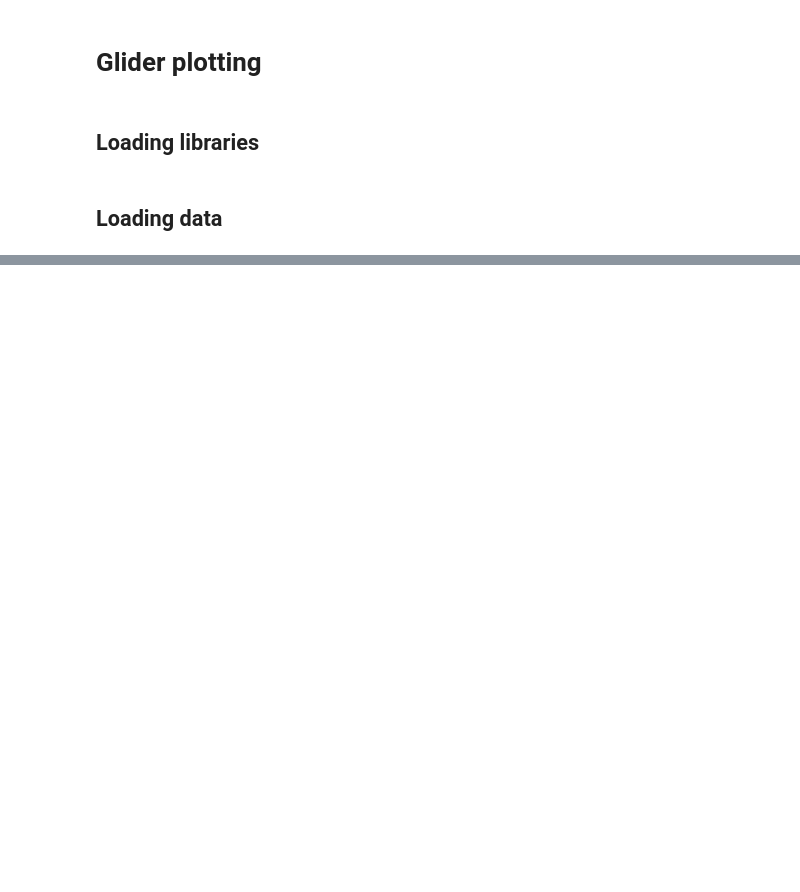
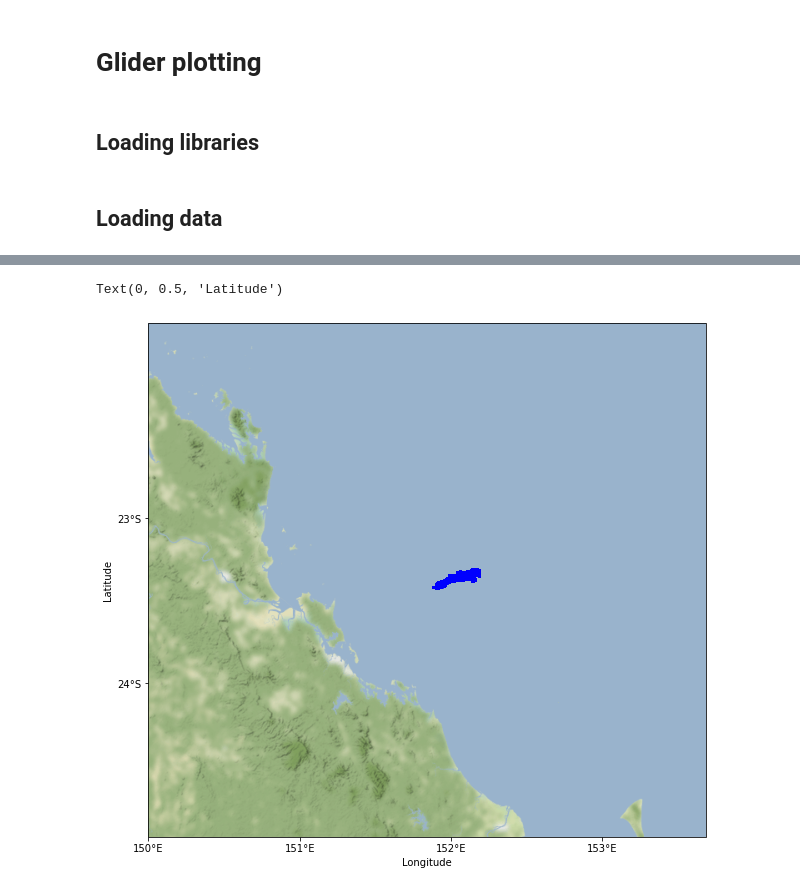
Before and after one commit to oceanhackweek/ohw22-proj-plot_this_and_that, a Jupyter notebook: notebooks/Gliderplot.ipynb, the cells around one changed output, grey strips where cells are left out. Drawn from its saved outputs; the diff is of its cells as text; code cells hidden in the pictures; blank space fills up the shorter version.

```diff
--- a/notebooks/Gliderplot.ipynb
+++ b/notebooks/Gliderplot.ipynb
@@ -55,0 +134,32 @@ glider_data.sel(TIME = "2015-05-22").plot(y = "DEPTH")
+# %%
+LONG_min = xr.DataArray.min(glider_data.LONGITUDE)
+LONG_max = xr.DataArray.max(glider_data.LONGITUDE)
+LAT_min = xr.DataArray.min(glider_data.LATITUDE)
+LAT_max = xr.DataArray.max(glider_data.LATITUDE)
+
+stamen_terrain = cimgt.Stamen('terrain-background')
+fig = plt.figure(figsize=(10,20))
+
+# Create a GeoAxes in the tile's projection.
+# ax1 = fig.add_subplot(1,2,1,projection=stamen_terrain.crs)
+# ax2 = fig.add_subplot(1,2,2,projection=stamen_terrain.crs)
+
+ax1 = plt.axes(projection=stamen_terrain.crs)  # standard axes
+ax1.set_extent([LONG_min-1.5,LONG_max+1.5, LAT_min-1.5,LAT_max+1.5],crs=ccrs.PlateCarree())
+ax1.add_image(stamen_terrain,8)
+lon_formatter = LongitudeFormatter(zero_direction_label=True)
+lat_formatter = LatitudeFormatter()
+ax1.xaxis.set_major_formatter(lon_formatter)
+ax1.yaxis.set_major_formatter(lat_formatter)
+ax1.set_xticks([150,151,152,153],crs=ccrs.PlateCarree())
+ax1.set_yticks([-24,-23],crs=ccrs.PlateCarree())
+#plt.rcParams.update({' font.size':14})
+ax1.plot(glider_data.LONGITUDE,glider_data.LATITUDE,marker='o',color='b',markersize=1,
+        transform=ccrs.PlateCarree(),label='Glider data', linestyle='None')
+
+plt.tight_layout
+plt.xlabel('Longitude')
+plt.ylabel('Latitude')
+# %% [output]
+Text(0, 0.5, 'Latitude')
+[figure, added]
```
Also changed, not shown: parts of 21 cells of this notebook.
